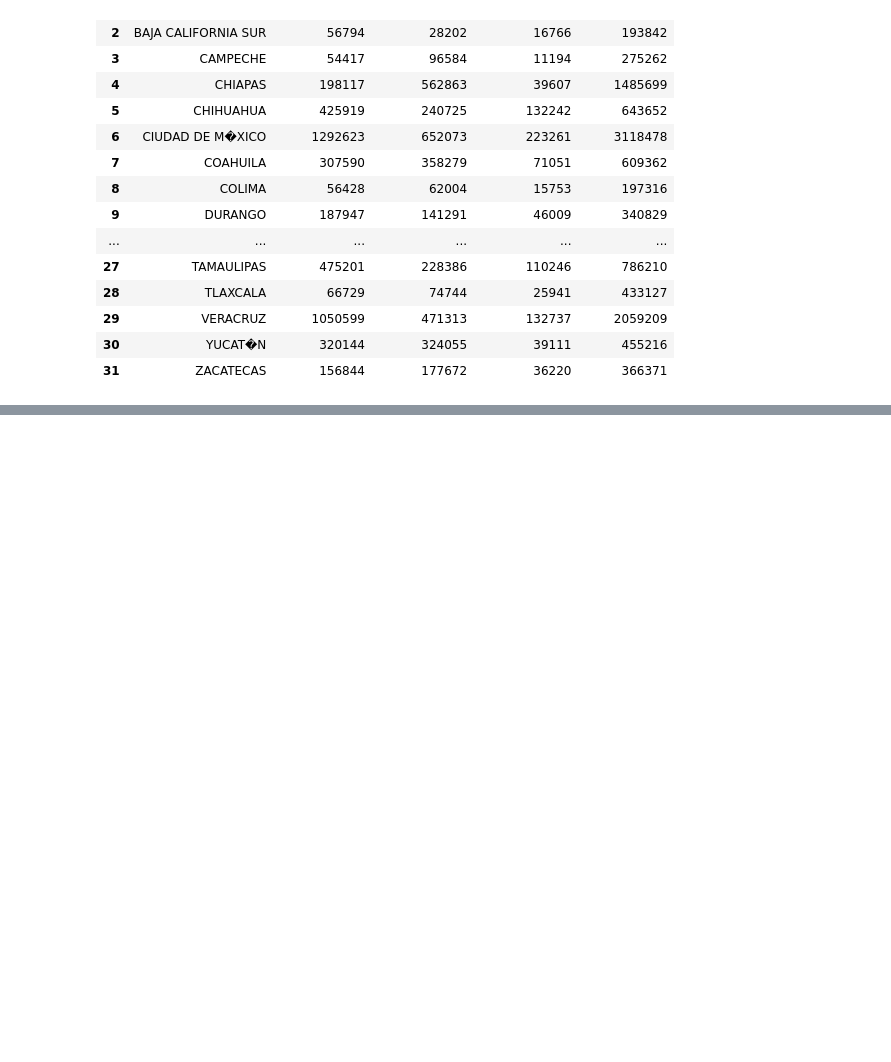
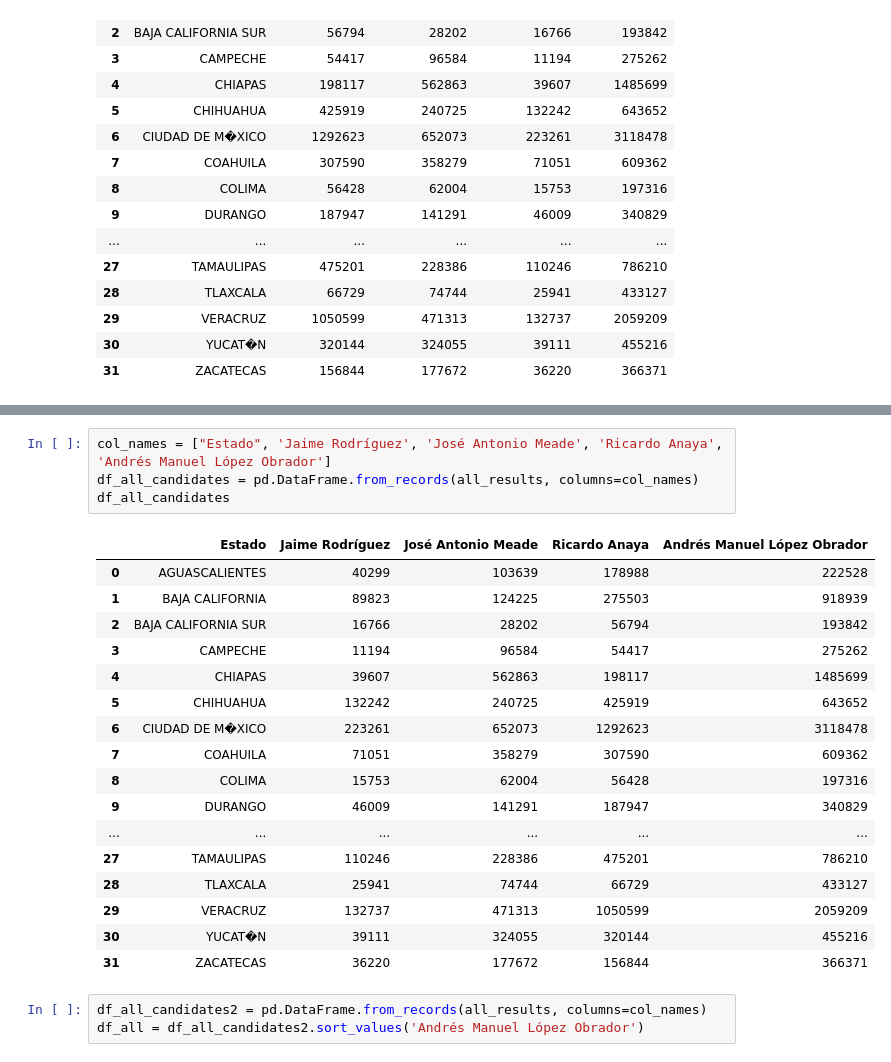
Before and after one commit to dbaptistr/data-studio, a Jupyter notebook: code/01-project-elections/Election results 2018.ipynb, the cells around one changed output, grey strips where cells are left out. Drawn from its saved outputs; the diff is of its cells as text; blank space fills up the shorter version.

```diff
--- a/code/01-project-elections/Election results 2018.ipynb
+++ b/code/01-project-elections/Election results 2018.ipynb
@@ -595,0 +644,25 @@ df_results.plot(marker='o', linestyle='', color=colors)
+# %%
+col_names = ["Estado", 'Jaime Rodríguez', 'José Antonio Meade', 'Ricardo Anaya', 'Andrés Manuel López Obrador']
+df_all_candidates = pd.DataFrame.from_records(all_results, columns=col_names)
+df_all_candidates
+# %% [output]
+|  | Estado | Jaime Rodríguez | José Antonio Meade | Ricardo Anaya | Andrés Manuel López Obrador |
+| 0 | AGUASCALIENTES | 40299 | 103639 | 178988 | 222528 |
+| 1 | BAJA CALIFORNIA | 89823 | 124225 | 275503 | 918939 |
+| 2 | BAJA CALIFORNIA SUR | 16766 | 28202 | 56794 | 193842 |
+| 3 | CAMPECHE | 11194 | 96584 | 54417 | 275262 |
+| 4 | CHIAPAS | 39607 | 562863 | 198117 | 1485699 |
+| 5 | CHIHUAHUA | 132242 | 240725 | 425919 | 643652 |
+| 6 | CIUDAD DE M�XICO | 223261 | 652073 | 1292623 | 3118478 |
+| 7 | COAHUILA | 71051 | 358279 | 307590 | 609362 |
+| 8 | COLIMA | 15753 | 62004 | 56428 | 197316 |
+| 9 | DURANGO | 46009 | 141291 | 187947 | 340829 |
+| ... | ... | ... | ... | ... | ... |
+| 27 | TAMAULIPAS | 110246 | 228386 | 475201 | 786210 |
+| 28 | TLAXCALA | 25941 | 74744 | 66729 | 433127 |
+| 29 | VERACRUZ | 132737 | 471313 | 1050599 | 2059209 |
+| 30 | YUCAT�N | 39111 | 324055 | 320144 | 455216 |
+| 31 | ZACATECAS | 36220 | 177672 | 156844 | 366371 |
+# %%
+df_all_candidates2 = pd.DataFrame.from_records(all_results, columns=col_names)
+df_all = df_all_candidates2.sort_values('Andrés Manuel López Obrador')
```
Also changed, not shown: parts of 12 cells of this notebook.
